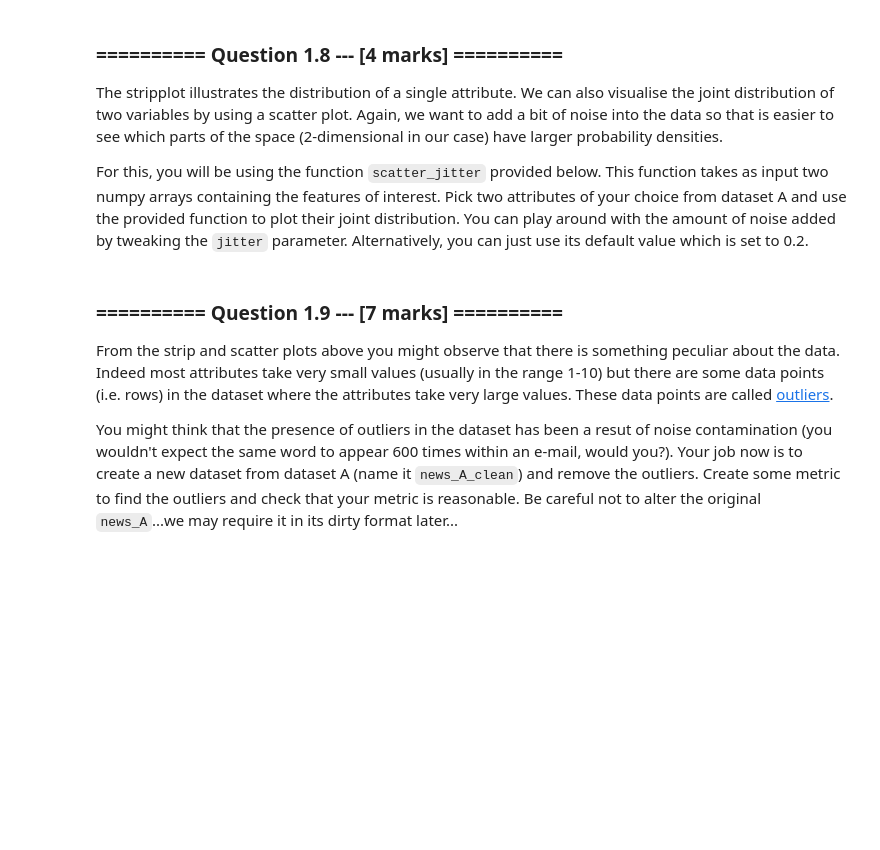
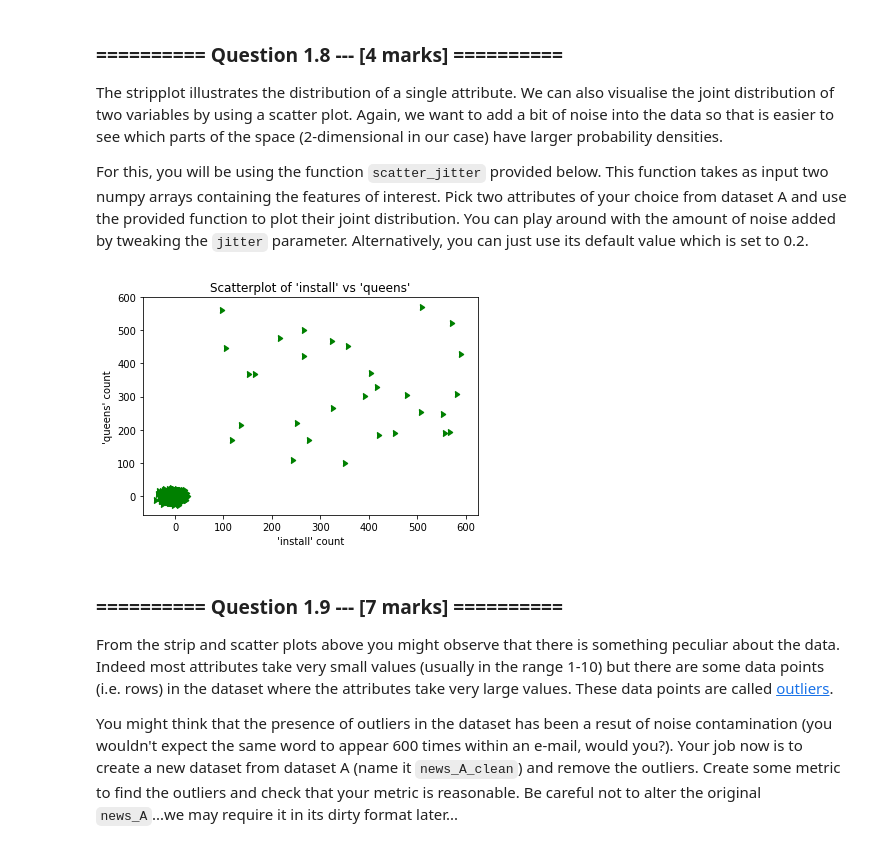
Before and after one commit to adagloria/CA_AI_2020, a Jupyter notebook: 02_Data_Science_and_Machine_Learning_Fundamentals/Assignment_1_Data_Analysis_Visualization.ipynb, the cells around one changed output. Cells and saved outputs as stored; diff of their text form; code cells hidden in the pictures; blank space fills up the shorter version.

```diff
--- a/02_Data_Science_and_Machine_Learning_Fundamentals/Assignment_1_Data_Analysis_Visualization.ipynb
+++ b/02_Data_Science_and_Machine_Learning_Fundamentals/Assignment_1_Data_Analysis_Visualization.ipynb
@@ -98,4 +162,4 @@ def scatter_jitter(arr1, arr2, jitter=0.2):
     arr2 = np.asarray(arr2)
     arr1 = arr1 + jitter*arr1.std(axis=0)*np.random.standard_normal(arr1.shape)
     arr2 = arr2 + jitter*arr2.std(axis=0)*np.random.standard_normal(arr2.shape)
-    plt.scatter(arr1, arr2, marker=4, c='g')
+    plt.scatter(arr1, arr2, marker=5, c='g')
@@ -104,3 +166,11 @@ def scatter_jitter(arr1, arr2, jitter=0.2):
+# %%
+scatter_jitter(news_A["w76_install"], news_A["w5_queens"])
+plt.xlabel("'install' count")
+plt.ylabel("'queens' count")
+plt.title("Scatterplot of 'install' vs 'queens'")
+print()
+# %% [output]
+[figure, added]
 # %% [markdown]
 ### ========== Question 1.9 --- [7 marks] ==========
 From the strip and scatter plots above you might observe that there is something peculiar about the data. Indeed most attributes take very small values (usually in the range 1-10) but there are some data points (i.e. rows) in the dataset where the attributes take very large values. These data points are called [outliers](https://en.wikipedia.org/wiki/Outlier).
```
Also changed, not shown: parts of 16 cells of this notebook.
